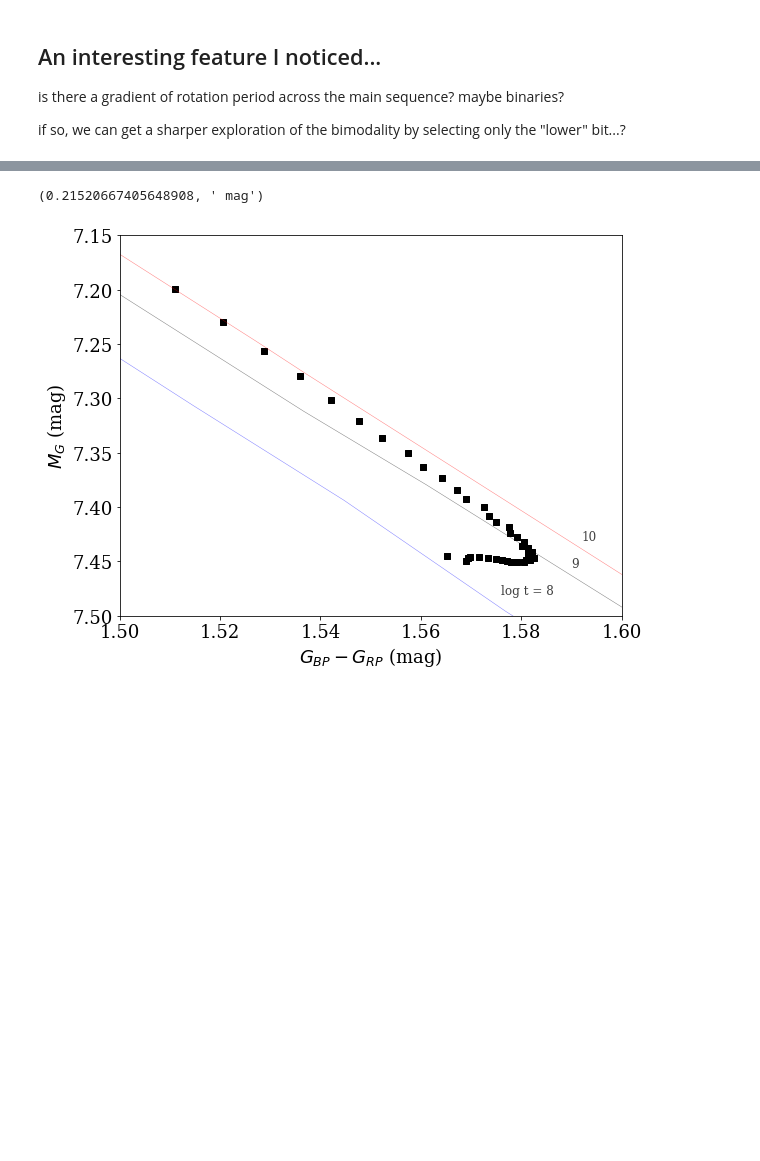
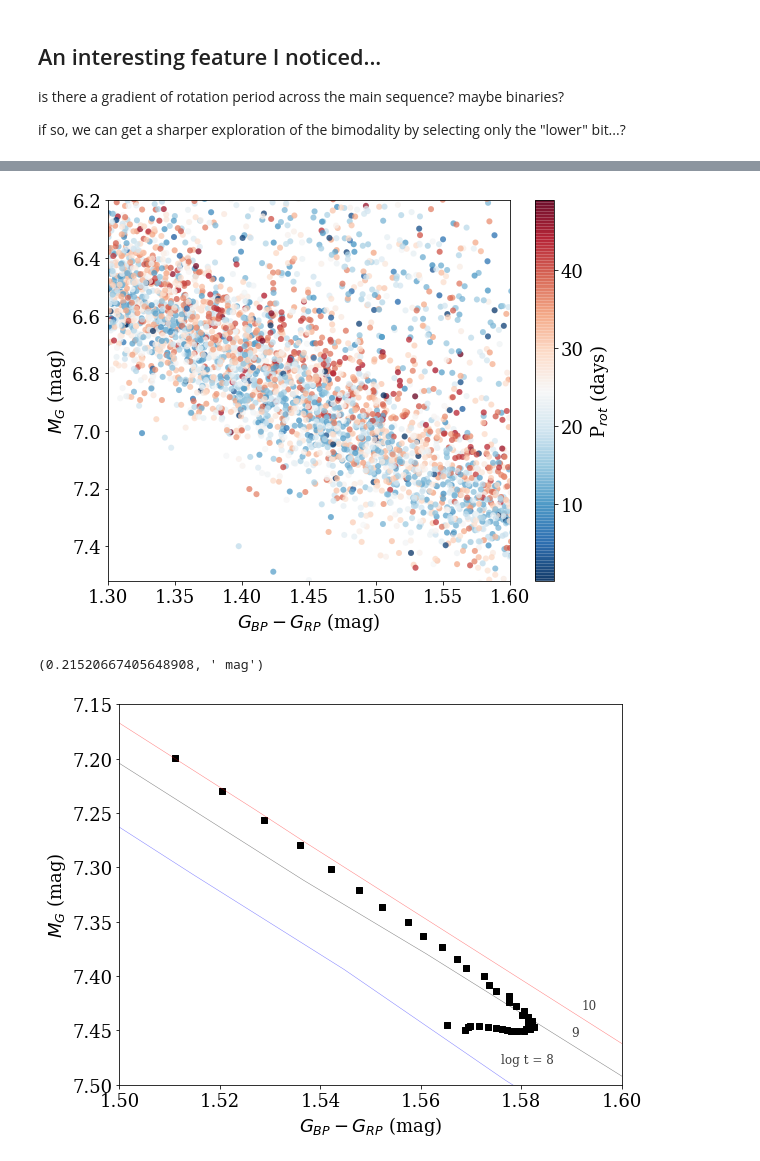
Before and after one commit to jradavenport/gaia2_kep_rot, a Jupyter notebook: notebooks/explore.ipynb, the cells around one changed output, grey strips where cells are left out. Drawn from its saved outputs; the diff is of its cells as text; code cells hidden in the pictures; blank space fills up the shorter version.

```diff
--- a/notebooks/explore.ipynb
+++ b/notebooks/explore.ipynb
@@ -461,3 +459,26 @@ plt.savefig('../figures/cmd_zoom'+ftype, dpi=300, bbox_inches='tight', pad_inche
+# %%
+plt.figure(figsize=(9,7))
+
+
+rb_ok0 = np.where((df[u'bp_rp'].values[ok] > crng[0]) & (df[u'bp_rp'].values[ok] < crng[1]) &
+                  (df[u'Prot'].values[ok] < 50))[0]
+#----
+plt.scatter(df[u'bp_rp'].values[ok][rb_ok0],
+            df[u'phot_g_mean_mag'].values[ok][rb_ok0] - 5. * np.log10(df[u'r_est'].values[ok][rb_ok0])  + 5,
+            c=(df[u'Prot'].values[ok][rb_ok0]),
+            alpha=0.75, s=35, cmap=plt.cm.RdBu_r, edgecolors=None, lw=0.1, rasterized=False)
+
+plt.ylim(7.52,6.2)
+plt.xlim(1.3,1.6)
+plt.xlabel('$G_{BP} - G_{RP}$ (mag)')
+plt.ylabel('$M_G$ (mag)')
+
+cb = plt.colorbar()
+cb.set_label('P$_{rot}$ (days)')
+
+plt.savefig('../figures/cmd_zoom_plain.png', dpi=150, bbox_inches='tight', pad_inches=0.25)
+# %% [output]
+[figure, added]
 # %%
 print(max(xx) - min(xx),' mag' )
 # %% [output]
```
Also changed, not shown: parts of 11 cells of this notebook.
